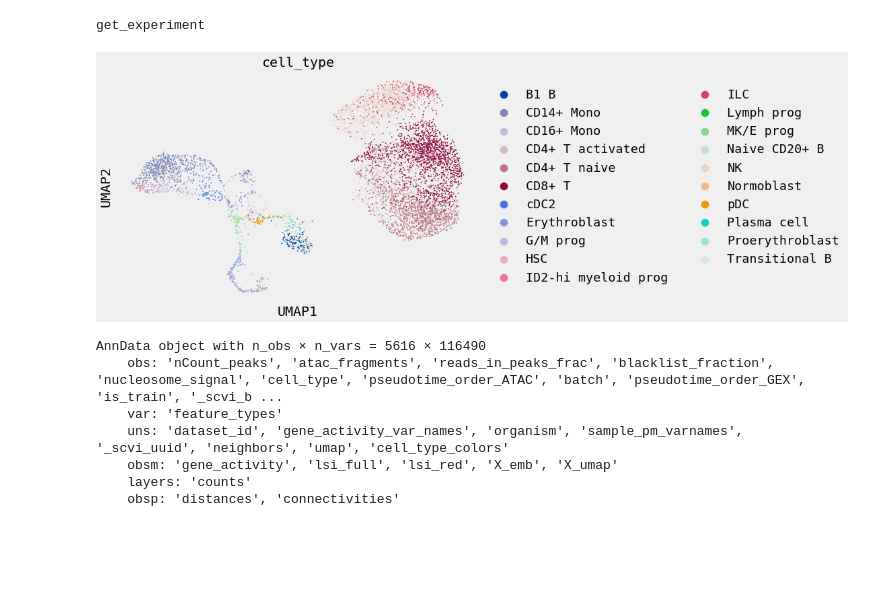
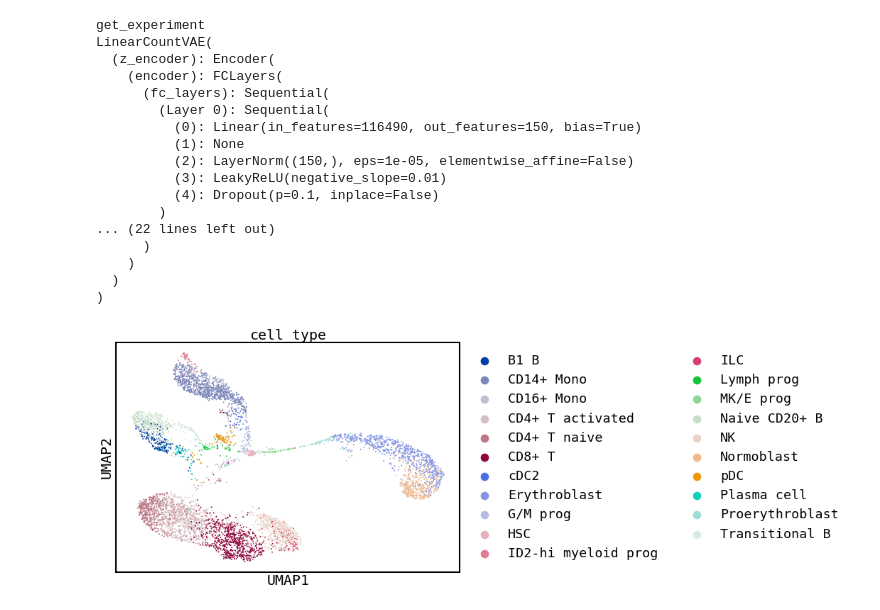
Before and after one commit to theislab/scatac_poisson_reproducibility, a Jupyter notebook: notebooks/process_seml.ipynb, the cells around one changed output. Drawn from its saved outputs; the diff is of its cells as text; code cells hidden in the pictures; blank space fills up the shorter version.

```diff
--- a/notebooks/process_seml.ipynb
+++ b/notebooks/process_seml.ipynb
@@ -72,15 +82,21 @@ OMP: Info #276: omp_set_nested routine deprecated, please use omp_set_max_active
 # %%
-adata = plot_embedding('atac_atac_prediction_counts', "319ce03ecb9a071fad11a73f60e50efd")
+adata = plot_embedding('atac_atac_prediction_counts', "e1c03c82c0c62e4b8ca20bd0beb70100")
 # %% [output]
 get_experiment
+LinearCountVAE(
+  (z_encoder): Encoder(
+    (encoder): FCLayers(
+      (fc_layers): Sequential(
+        (Layer 0): Sequential(
+          (0): Linear(in_features=116490, out_features=150, bias=True)
+          (1): None
+          (2): LayerNorm((150,), eps=1e-05, elementwise_affine=False)
+          (3): LeakyReLU(negative_slope=0.01)
+          (4): Dropout(p=0.1, inplace=False)
+        )
+... (22 lines left out)
+      )
+    )
+  )
+)
-[figure, old version]
+[figure, new version]
-# %%
-adata
-# %% [output]
-AnnData object with n_obs × n_vars = 5616 × 116490
-    obs: 'nCount_peaks', 'atac_fragments', 'reads_in_peaks_frac', 'blacklist_fraction', 'nucleosome_signal', 'cell_type', 'pseudotime_order_ATAC', 'batch', 'pseudotime_order_GEX', 'is_train', '_scvi_b ...
-    var: 'feature_types'
-    uns: 'dataset_id', 'gene_activity_var_names', 'organism', 'sample_pm_varnames', '_scvi_uuid', 'neighbors', 'umap', 'cell_type_colors'
-    obsm: 'gene_activity', 'lsi_full', 'lsi_red', 'X_emb', 'X_umap'
-    layers: 'counts'
-    obsp: 'distances', 'connectivities'
```
Also changed, not shown: parts of 27 cells of this notebook.
